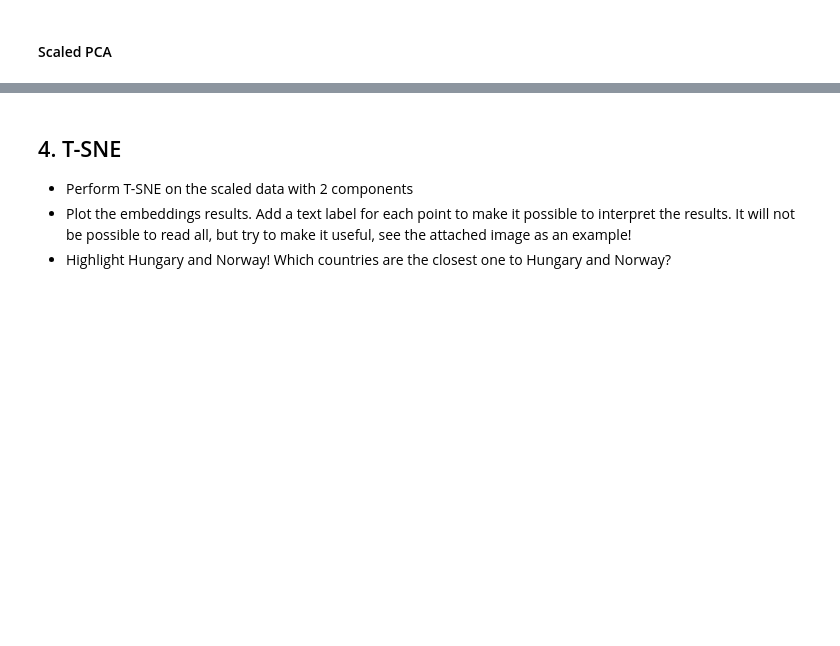
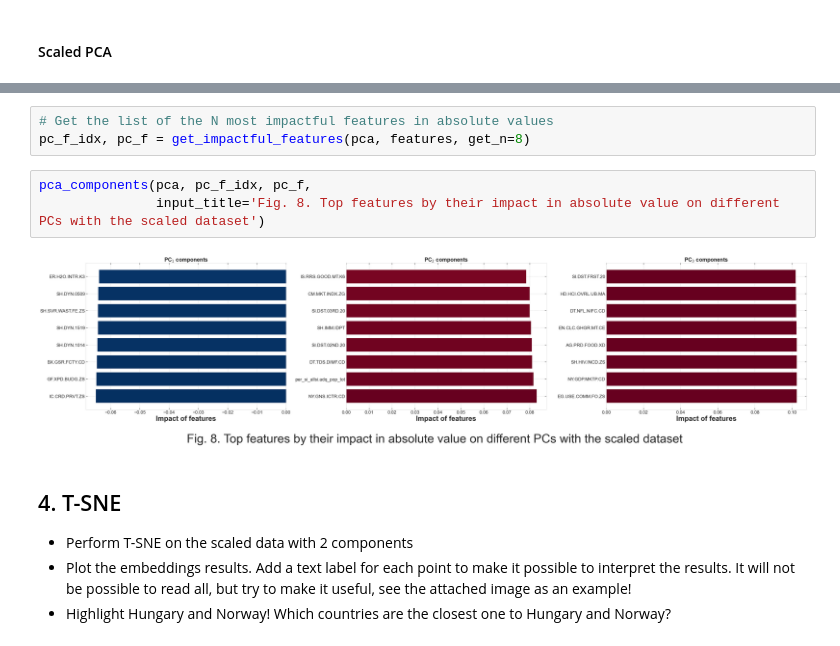
Before and after one commit to masterdesky/ELTE-data-mining-2020, a Jupyter notebook: Homeworks/Week 2/homework_2.ipynb, the cells around one changed output, grey strips where cells are left out. Drawn from its saved outputs; the diff is of its cells as text; blank space fills up the shorter version.

```diff
--- a/Homeworks/Week 2/homework_2.ipynb
+++ b/Homeworks/Week 2/homework_2.ipynb
@@ -682,3 +720,11 @@ plot_pca_scatter(X_pca=X_pca, input_title=input_title, zoom=5)
+# %%
+# Get the list of the N most impactful features in absolute values
+pc_f_idx, pc_f = get_impactful_features(pca, features, get_n=8)
+# %%
+pca_components(pca, pc_f_idx, pc_f,
+               input_title='Fig. 8. Top features by their impact in absolute value on different PCs with the scaled dataset')
+# %% [output]
+[figure, added]
 # %% [markdown]
 ## 4. T-SNE
  - Perform T-SNE on the scaled data with 2 components
```
Also changed, not shown: parts of 19 cells of this notebook.
